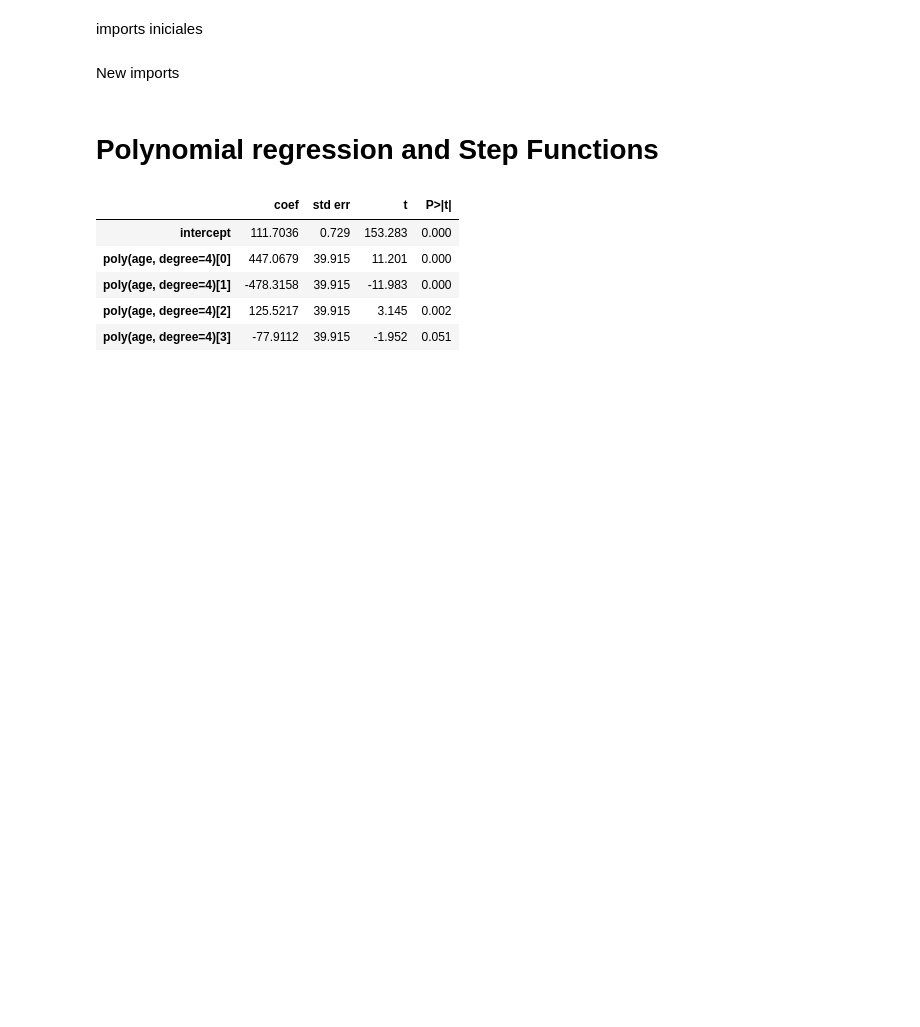
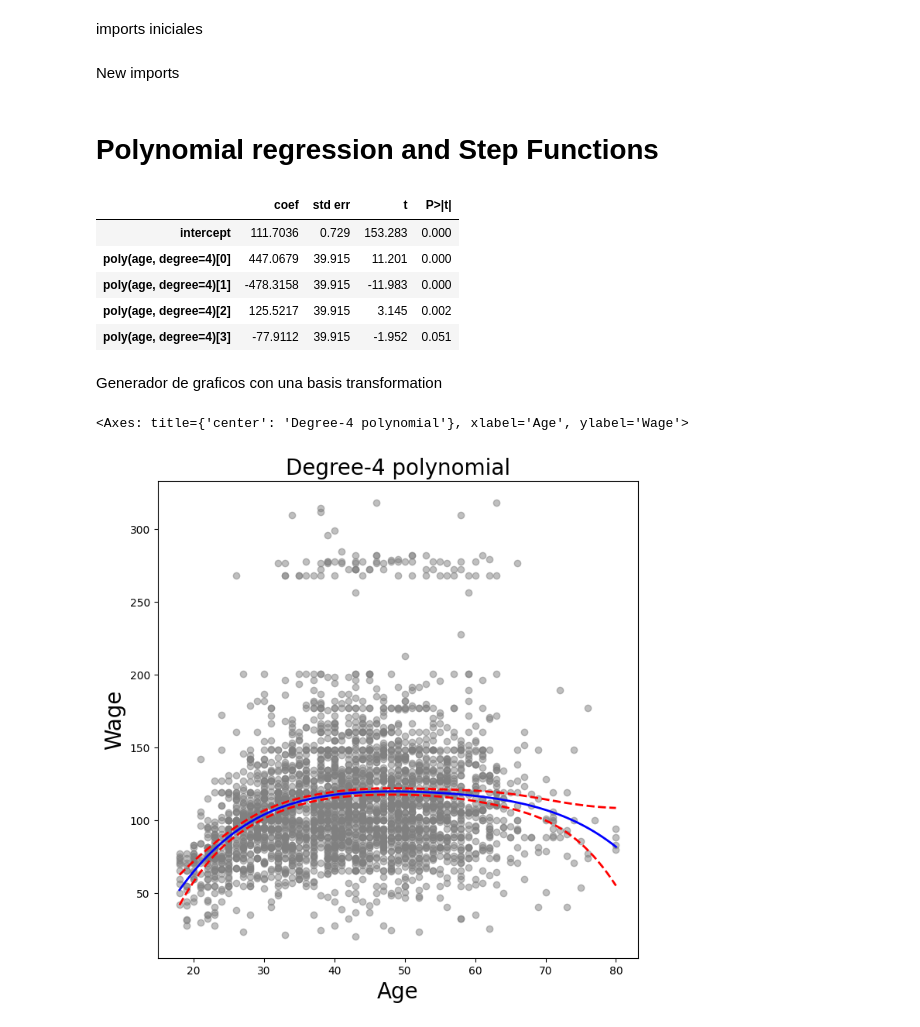
Before and after one commit to chuancao26/islp, a Jupyter notebook: LabNonLinearApproach.ipynb, the cells around one changed output. Saved outputs shown, nothing was run; the diff lists cells and outputs as text; code cells hidden in the pictures; blank space fills up the shorter version.

Commit message:
graphs

```diff
--- a/LabNonLinearApproach.ipynb
+++ b/LabNonLinearApproach.ipynb
@@ -66,3 +66,35 @@ summarize(M)
 | poly(age, degree=4)[1] | -478.3158 | 39.915 | -11.983 | 0.000 |
 | poly(age, degree=4)[2] | 125.5217 | 39.915 | 3.145 | 0.002 |
 | poly(age, degree=4)[3] | -77.9112 | 39.915 | -1.952 | 0.051 |
+# %%
+age_grid = np.linspace(age.min(), age.max(), 100)
+age_df = pd.DataFrame({"age": age_grid})
+# %% [markdown]
+Generador de graficos con una basis transformation
+# %%
+def plot_wage_fit(age_df,
+                  basis,
+                  title):
+  X = basis.transform(df)
+  Xnew = basis.transform(age_df)
+  M = sm.OLS(y, X).fit()
+  preds = M.get_prediction(Xnew)
+  bands = preds.conf_int(alpha=0.05)
+  fig, ax = plt.subplots(figsize=(8,8))
+  ax.scatter(age, y,
+             facecolor="gray",
+             alpha=.5)
+  for val, ls in zip([preds.predicted_mean, bands[:, 0], bands[:, 1]],
+                      ["b", "r--", "r--"]):
+    ax.plot(age_df.values, val, ls, linewidth=2)
+  ax.set_title(title, fontsize=20)
+  ax.set_xlabel("Age", fontsize=20)
+  ax.set_ylabel("Wage", fontsize=20)
+  return ax
+# %%
+plot_wage_fit(age_df,
+              poly_age,
+              "Degree-4 polynomial")
+# %% [output]
+<Axes: title={'center': 'Degree-4 polynomial'}, xlabel='Age', ylabel='Wage'>
+[figure, added]
```
